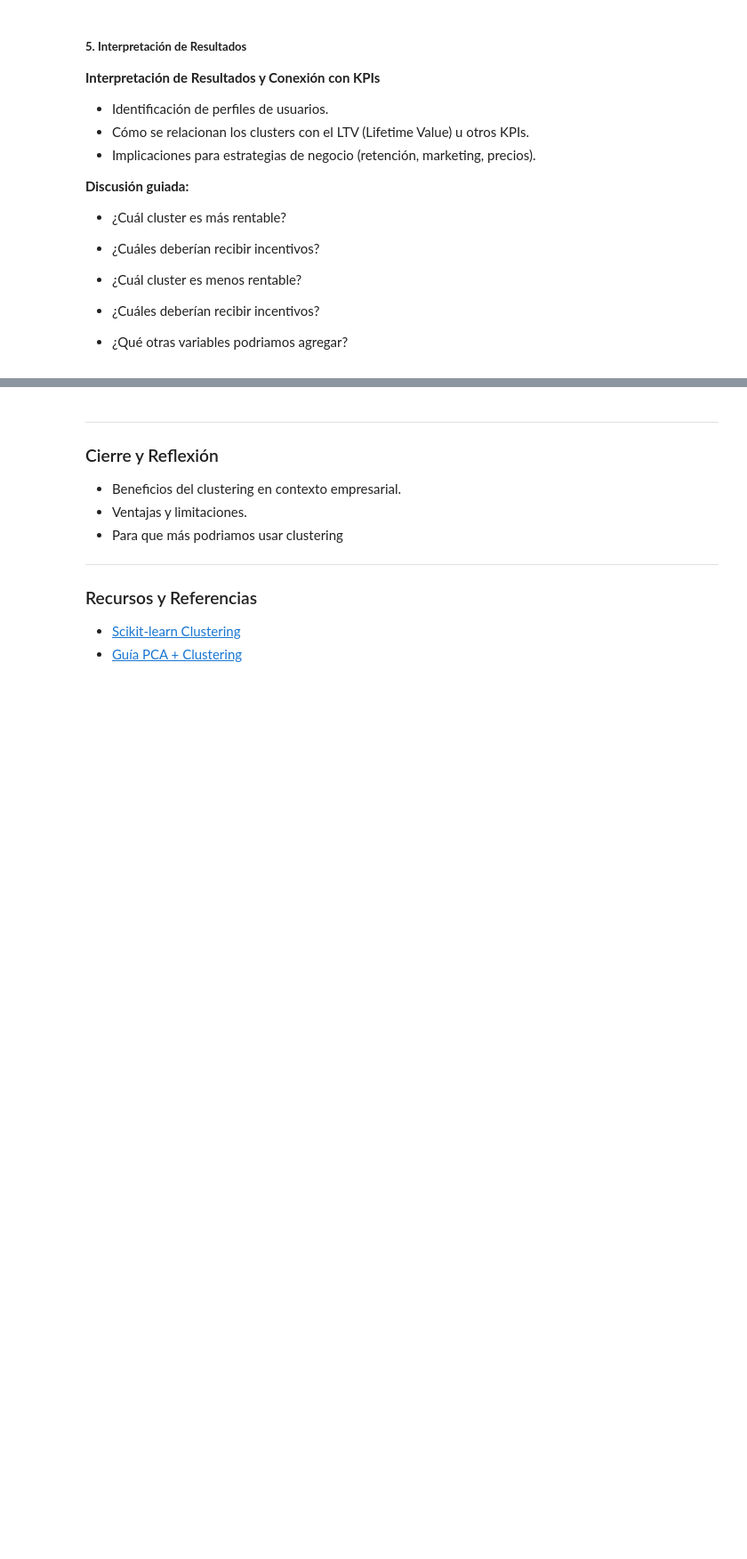
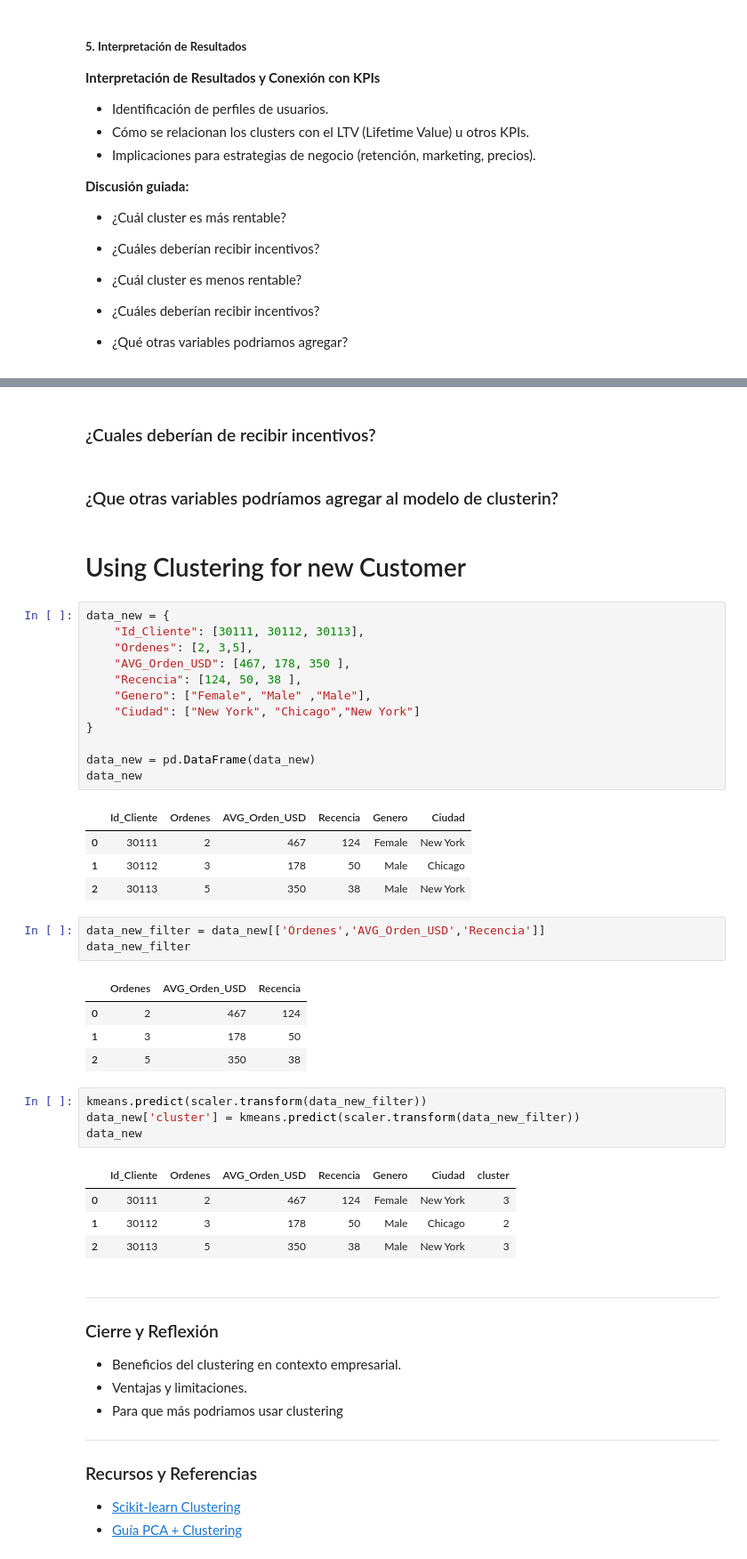
Before and after one commit to Rigobertoj/DataScience_KPI_Project, a Jupyter notebook: 03/Clase17_LabDatos_Segmento_Clientes.ipynb, the cells around one changed output, grey strips where cells are left out. Shown at 89% size. Drawn from its saved outputs; the diff is of its cells as text; blank space fills up the shorter version.

```diff
--- a/03/Clase17_LabDatos_Segmento_Clientes.ipynb
+++ b/03/Clase17_LabDatos_Segmento_Clientes.ipynb
@@ -427,3 +480,43 @@ Text(0.5, 0, 'Genero del cliente)')
+# %% [markdown]
+### ¿Cuales deberían de recibir incentivos?
+# %% [markdown]
+### ¿Que otras variables podríamos agregar al modelo de clusterin?
+# %% [markdown]
+# Using Clustering for new Customer
+# %%
+data_new = {
+    "Id_Cliente": [30111, 30112, 30113],
+    "Ordenes": [2, 3,5],
+    "AVG_Orden_USD": [467, 178, 350 ],
+    "Recencia": [124, 50, 38 ],
+    "Genero": ["Female", "Male" ,"Male"],
+    "Ciudad": ["New York", "Chicago","New York"]
+}
+
+data_new = pd.DataFrame(data_new)
+data_new
+# %% [output]
+|  | Id_Cliente | Ordenes | AVG_Orden_USD | Recencia | Genero | Ciudad |
+| 0 | 30111 | 2 | 467 | 124 | Female | New York |
+| 1 | 30112 | 3 | 178 | 50 | Male | Chicago |
+| 2 | 30113 | 5 | 350 | 38 | Male | New York |
+# %%
+data_new_filter = data_new[['Ordenes','AVG_Orden_USD','Recencia']]
+data_new_filter
+# %% [output]
+|  | Ordenes | AVG_Orden_USD | Recencia |
+| 0 | 2 | 467 | 124 |
+| 1 | 3 | 178 | 50 |
+| 2 | 5 | 350 | 38 |
+# %%
+kmeans.predict(scaler.transform(data_new_filter))
+data_new['cluster'] = kmeans.predict(scaler.transform(data_new_filter))
+data_new
+# %% [output]
+|  | Id_Cliente | Ordenes | AVG_Orden_USD | Recencia | Genero | Ciudad | cluster |
+| 0 | 30111 | 2 | 467 | 124 | Female | New York | 3 |
+| 1 | 30112 | 3 | 178 | 50 | Male | Chicago | 2 |
+| 2 | 30113 | 5 | 350 | 38 | Male | New York | 3 |
 # %% [markdown]
 ---
 
```
Also changed, not shown: parts of 8 cells of this notebook.
